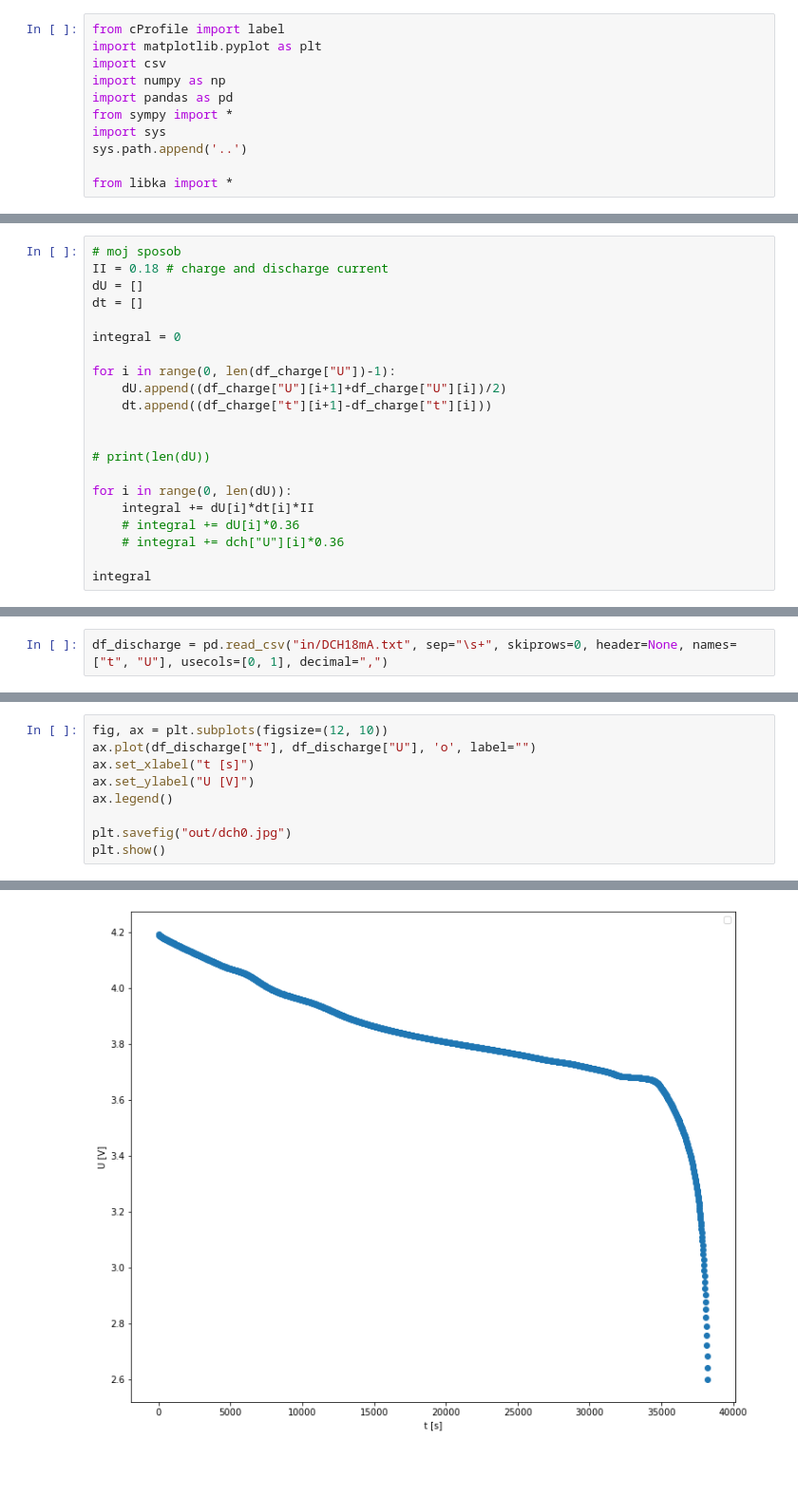
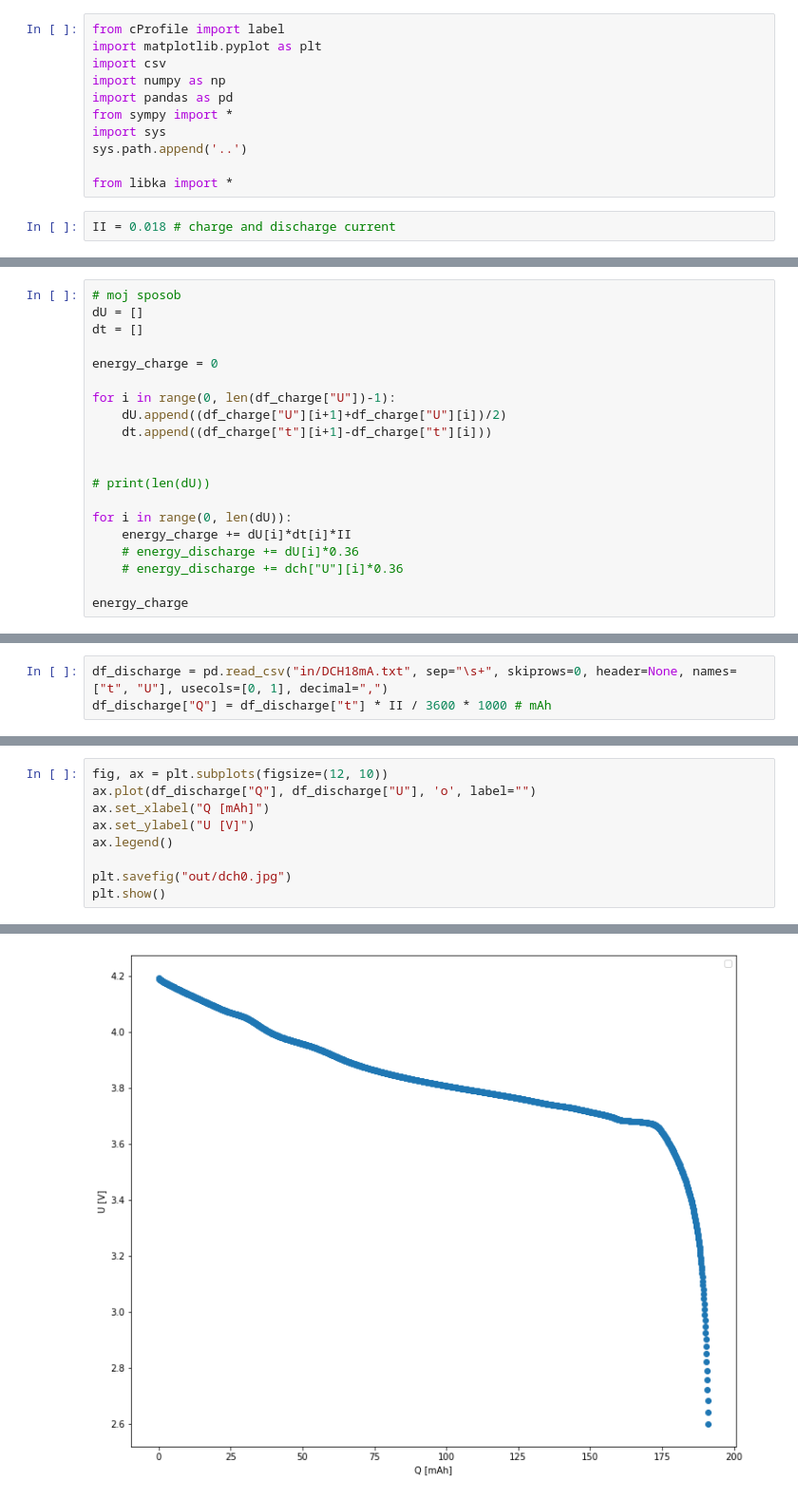
Before and after one commit to finem4n/physics-lab-ii, a Jupyter notebook: lab10/teo.ipynb, the cells around one changed output, grey strips where cells are left out. Shown at 95% size. Cells and saved outputs as stored; diff of their text form; blank space fills up the shorter version.

```diff
--- a/lab10/teo.ipynb
+++ b/lab10/teo.ipynb
@@ -9,5 +9,7 @@ import sys
 sys.path.append('..')
 
 from libka import *
+# %%
+II = 0.018 # charge and discharge current
 # %%
 df_charge = pd.read_csv("in/CH18mA.txt", sep="\s+", skiprows=0, header=None, names=["t", "U"], usecols=[0, 1], decimal=",")
@@ -30,10 +32,9 @@ df_charge
 # %%
 # moj sposob
-II = 0.18 # charge and discharge current
 dU = []
 dt = []
 
-integral = 0
+energy_charge = 0
 
 for i in range(0, len(df_charge["U"])-1):
     dU.append((df_charge["U"][i+1]+df_charge["U"][i])/2)
@@ -43,9 +44,9 @@ for i in range(0, len(df_charge["U"])-1):
 # print(len(dU))
 
 for i in range(0, len(dU)):
-    integral += dU[i]*dt[i]*II
-    # integral += dU[i]*0.36
-    # integral += dch["U"][i]*0.36
+    energy_charge += dU[i]*dt[i]*II
+    # energy_discharge += dU[i]*0.36
+    # energy_discharge += dch["U"][i]*0.36
 
-integral
+energy_charge
 # %% [output]
@@ -64,5 +65,6 @@ No artists with labels found to put in legend.  Note that artists whose label st
 # %%
 df_discharge = pd.read_csv("in/DCH18mA.txt", sep="\s+", skiprows=0, header=None, names=["t", "U"], usecols=[0, 1], decimal=",")
+df_discharge["Q"] = df_discharge["t"] * II / 3600 * 1000 # mAh
 # %%
 # moj sposob
 dU = []
@@ -88,12 +90,12 @@ integral
 # %%
 fig, ax = plt.subplots(figsize=(12, 10))
-ax.plot(df_discharge["t"], df_discharge["U"], 'o', label="")
-ax.set_xlabel("t [s]")
+ax.plot(df_discharge["Q"], df_discharge["U"], 'o', label="")
+ax.set_xlabel("Q [mAh]")
 ax.set_ylabel("U [V]")
 ax.legend()
 
 plt.savefig("out/dch0.jpg")
 plt.show()
 # %% [output]
 No artists with labels found to put in legend.  Note that artists whose label start with an underscore are ignored when legend() is called with no argument.
-[figure, old version]
+[figure, new version]
```
Also changed, not shown: parts of 5 cells of this notebook, 3 other files.
